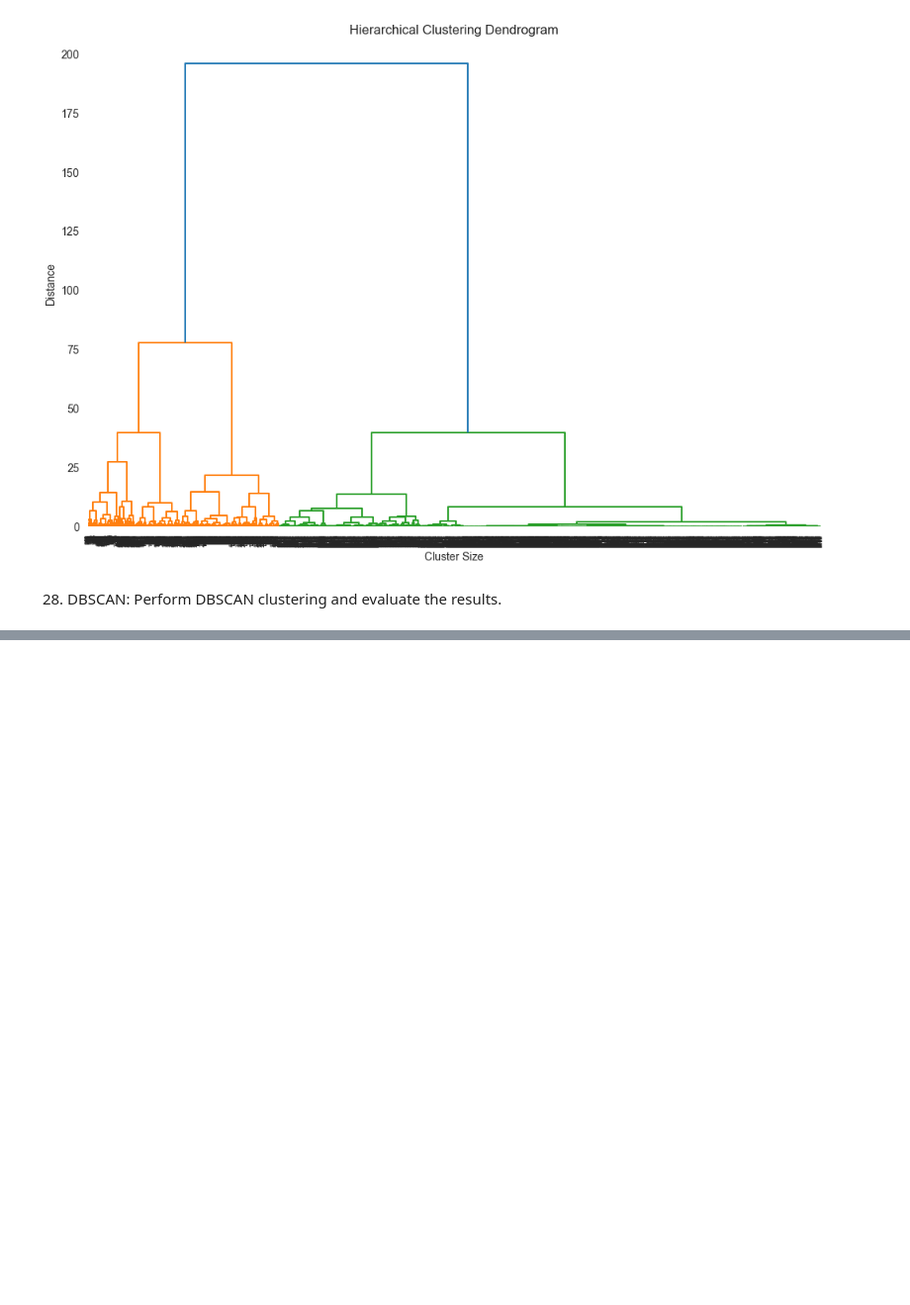
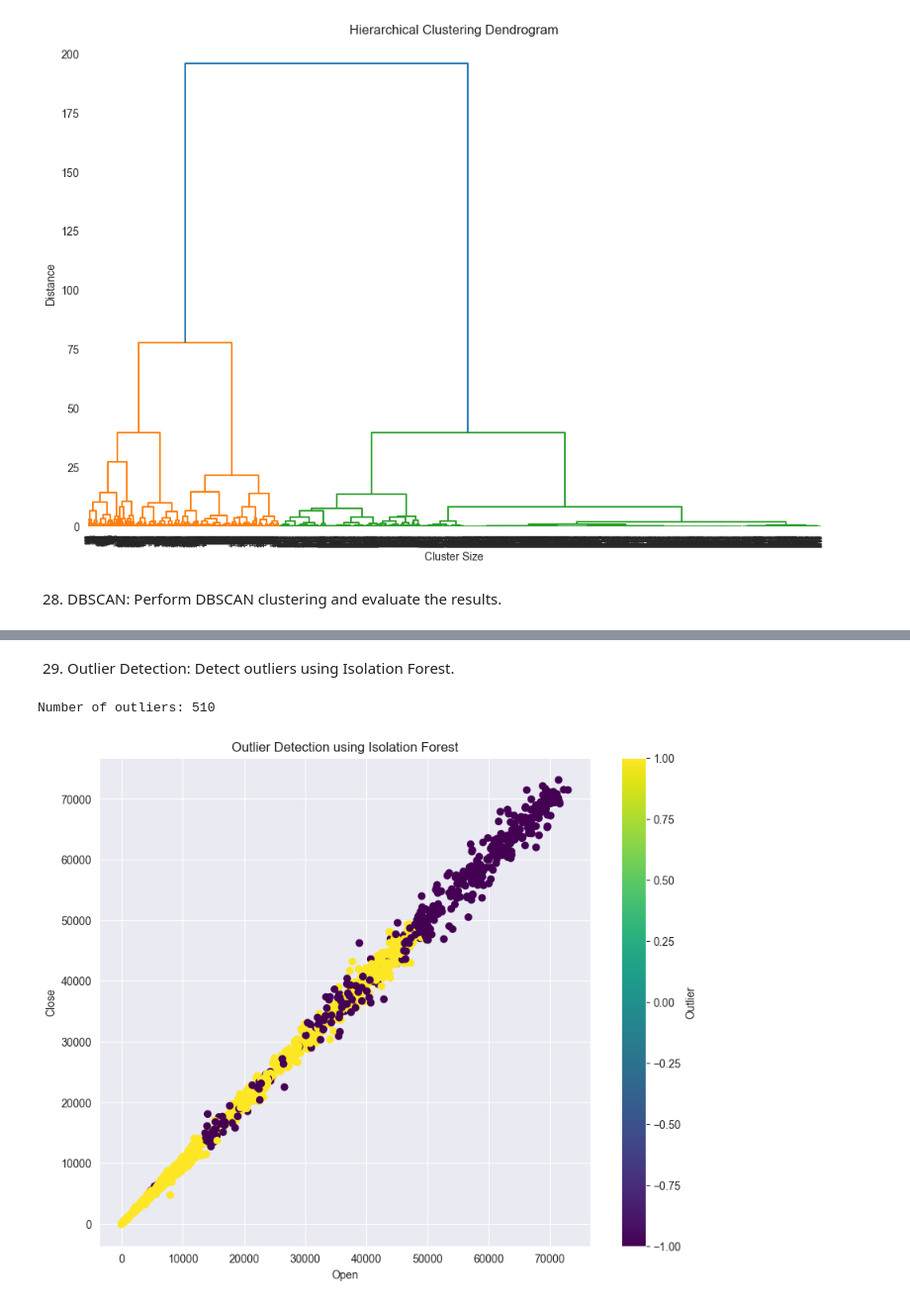
Before and after one commit to ZygimantasB/LLM-practice, a Jupyter notebook: LM practice/kagle/crypto.ipynb, the cells around one changed output, grey strips where cells are left out. Shown: that part at 99% size. Saved outputs shown, nothing was run; the diff lists cells and outputs as text; code cells hidden in the pictures; blank space fills up the shorter version.

```diff
--- a/LM practice/kagle/crypto.ipynb
+++ b/LM practice/kagle/crypto.ipynb
@@ -727,0 +756,26 @@ plt.show()
+# %% [markdown]
+29. Outlier Detection: Detect outliers using Isolation Forest.
+# %%
+X = df[['Open', 'High', 'Low', 'Volume', 'Market Cap']]
+
+scaled = StandardScaler()
+X_scaled = scaler.fit_transform(X)
+
+iso_forest = IsolationForest(contamination=0.1, random_state=42)
+outliers = iso_forest.fit_predict(X_scaled)
+
+df['Outlier'] = outliers
+
+n_outliers = list(outliers).count(-1)
+print(f'Number of outliers: {n_outliers}')
+
+plt.figure(figsize=(10, 8))
+plt.scatter(df['Open'], df['Close'], c=df['Outlier'], cmap='viridis', marker='o')
+plt.title('Outlier Detection using Isolation Forest')
+plt.xlabel('Open')
+plt.ylabel('Close')
+plt.colorbar(label='Outlier')
+plt.show()
+# %% [output]
+Number of outliers: 510
+[figure, added]
```
Also changed, not shown: parts of 8 cells of this notebook.
